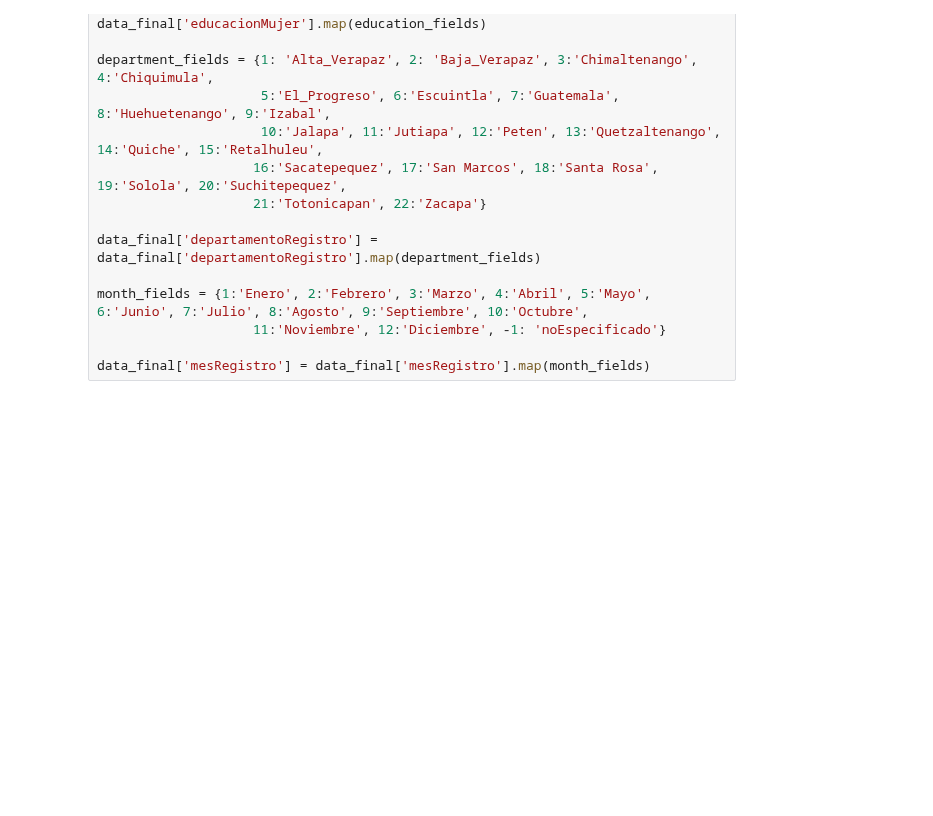
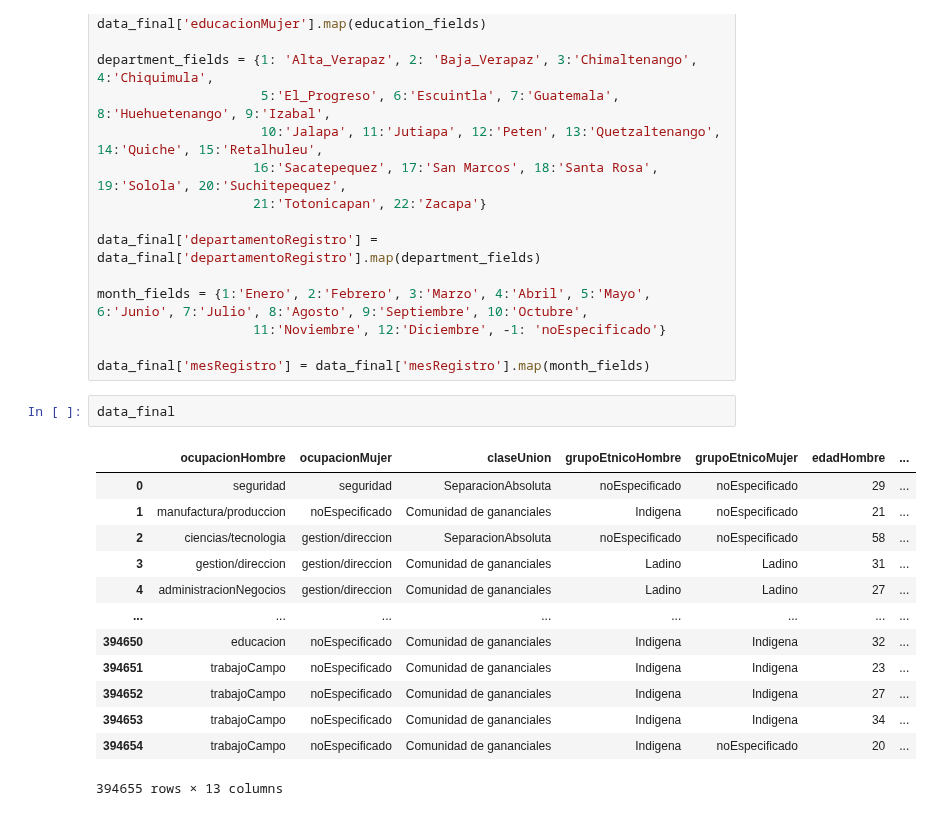
Before and after one commit to MGonza20/Proyecto1_MD, a Jupyter notebook: algo_pred.ipynb, the cells around one changed output. Drawn from its saved outputs; the diff is of its cells as text; blank space fills up the shorter version.

```diff
--- a/algo_pred.ipynb
+++ b/algo_pred.ipynb
@@ -175,6 +180,22 @@ month_fields = {1:'Enero', 2:'Febrero', 3:'Marzo', 4:'Abril', 5:'Mayo', 6:'Junio
                     11:'Noviembre', 12:'Diciembre', -1: 'noEspecificado'}
 
 data_final['mesRegistro'] = data_final['mesRegistro'].map(month_fields)
+# %%
+data_final
+# %% [output]
+|  | ocupacionHombre | ocupacionMujer | claseUnion | grupoEtnicoHombre | grupoEtnicoMujer | edadHombre | ... |
+| 0 | seguridad | seguridad | SeparacionAbsoluta | noEspecificado | noEspecificado | 29 | ... |
+| 1 | manufactura/produccion | noEspecificado | Comunidad de gananciales | Indigena | noEspecificado | 21 | ... |
+| 2 | ciencias/tecnologia | gestion/direccion | SeparacionAbsoluta | noEspecificado | noEspecificado | 58 | ... |
+| 3 | gestion/direccion | gestion/direccion | Comunidad de gananciales | Ladino | Ladino | 31 | ... |
+| 4 | administracionNegocios | gestion/direccion | Comunidad de gananciales | Ladino | Ladino | 27 | ... |
+| ... | ... | ... | ... | ... | ... | ... | ... |
+| 394650 | educacion | noEspecificado | Comunidad de gananciales | Indigena | Indigena | 32 | ... |
+| 394651 | trabajoCampo | noEspecificado | Comunidad de gananciales | Indigena | Indigena | 23 | ... |
+| 394652 | trabajoCampo | noEspecificado | Comunidad de gananciales | Indigena | Indigena | 27 | ... |
+| 394653 | trabajoCampo | noEspecificado | Comunidad de gananciales | Indigena | Indigena | 34 | ... |
+| 394654 | trabajoCampo | noEspecificado | Comunidad de gananciales | Indigena | noEspecificado | 20 | ... |
+394655 rows × 13 columns
 # %%
 data_final['ocupacionHombre'].value_counts()
 data_final['ocupacionMujer'].value_counts()
```
Also changed, not shown: parts of 9 cells of this notebook.
